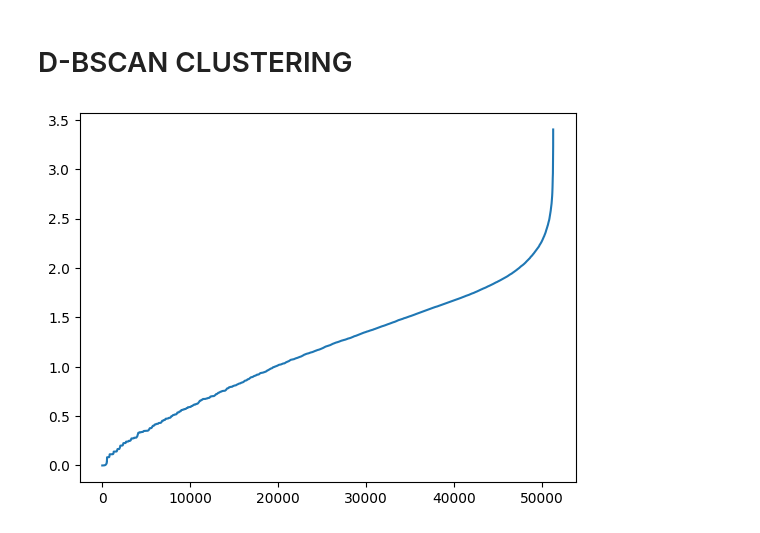
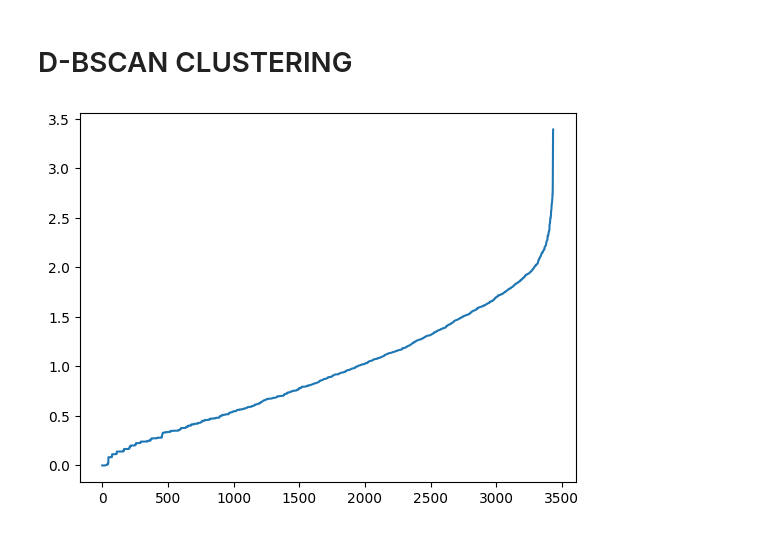
Before and after one commit to gentannipea/DataMining-2023, a Jupyter notebook: notebooks/Clustering.ipynb, the cells around one changed output. Saved outputs shown, nothing was run; the diff lists cells and outputs as text; code cells hidden in the pictures.

```diff
--- a/notebooks/Clustering.ipynb
+++ b/notebooks/Clustering.ipynb
@@ -166,18 +202,24 @@ for cat in cats:
 # %%
 # DBSCAN
 from sklearn.cluster import DBSCAN
 from sklearn.neighbors import NearestNeighbors
 
+db_scaled = final_clean.copy()
+per_state = db_scaled[db_scaled['state'] == 'ILLINOIS']
+numeric_cols = per_state.select_dtypes(include=['float64', 'int64']).columns
+
+numeric_db = per_state[numeric_cols]
+
 # NN
-nn = NearestNeighbors(n_neighbors=2*numeric_scaled.shape[1])
-nn.fit(numeric_scaled)
-distances, indices = nn.kneighbors(numeric_scaled)
+nn = NearestNeighbors(n_neighbors=2*numeric_db.shape[1])
+nn.fit(numeric_db)
+distances, indices = nn.kneighbors(numeric_db)
 distances = np.sort(distances, axis=0)
 distances = distances[:,1]
 plt.plot(distances)
 plt.show()
 # %% [output]
-[figure, old version]
+[figure, new version]
 # %%
 # DBSCAN
 from sklearn.cluster import DBSCAN
```
Also changed, not shown: parts of 12 cells of this notebook.
